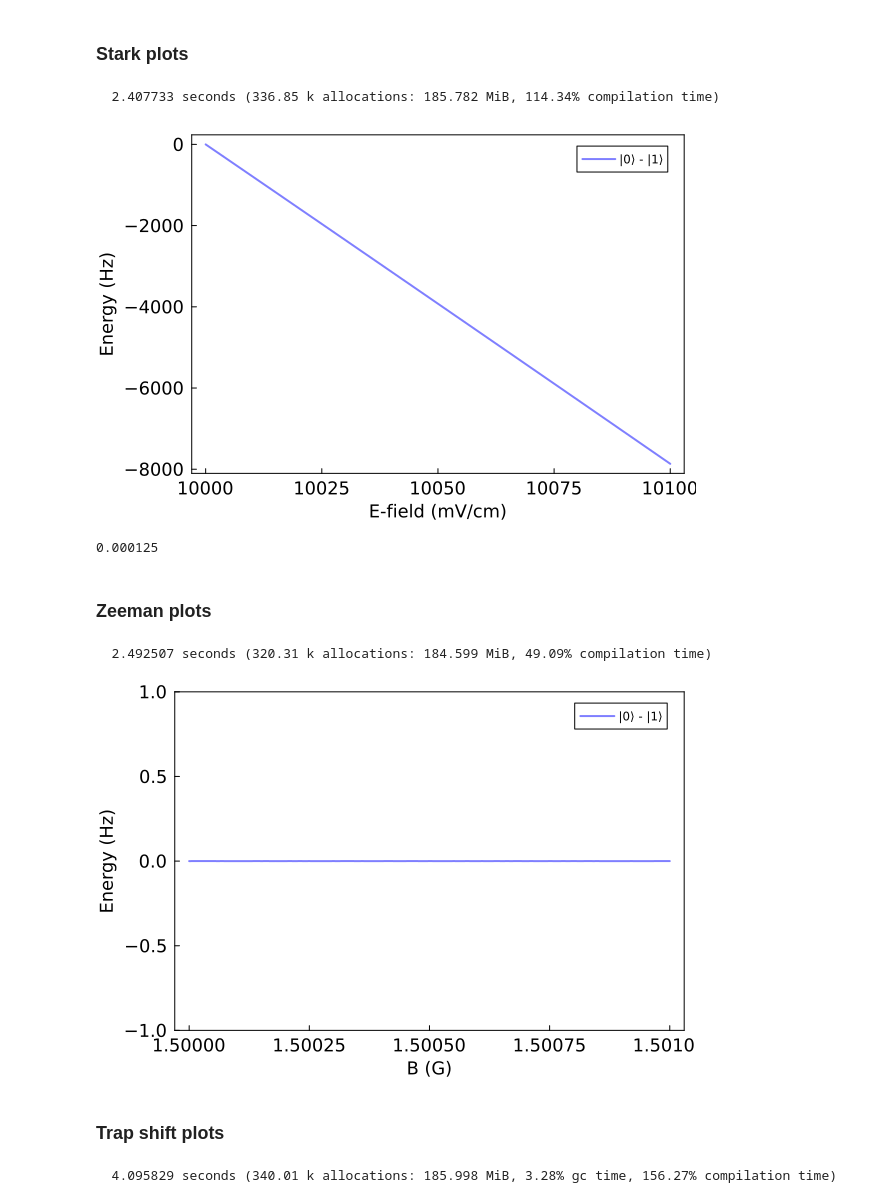
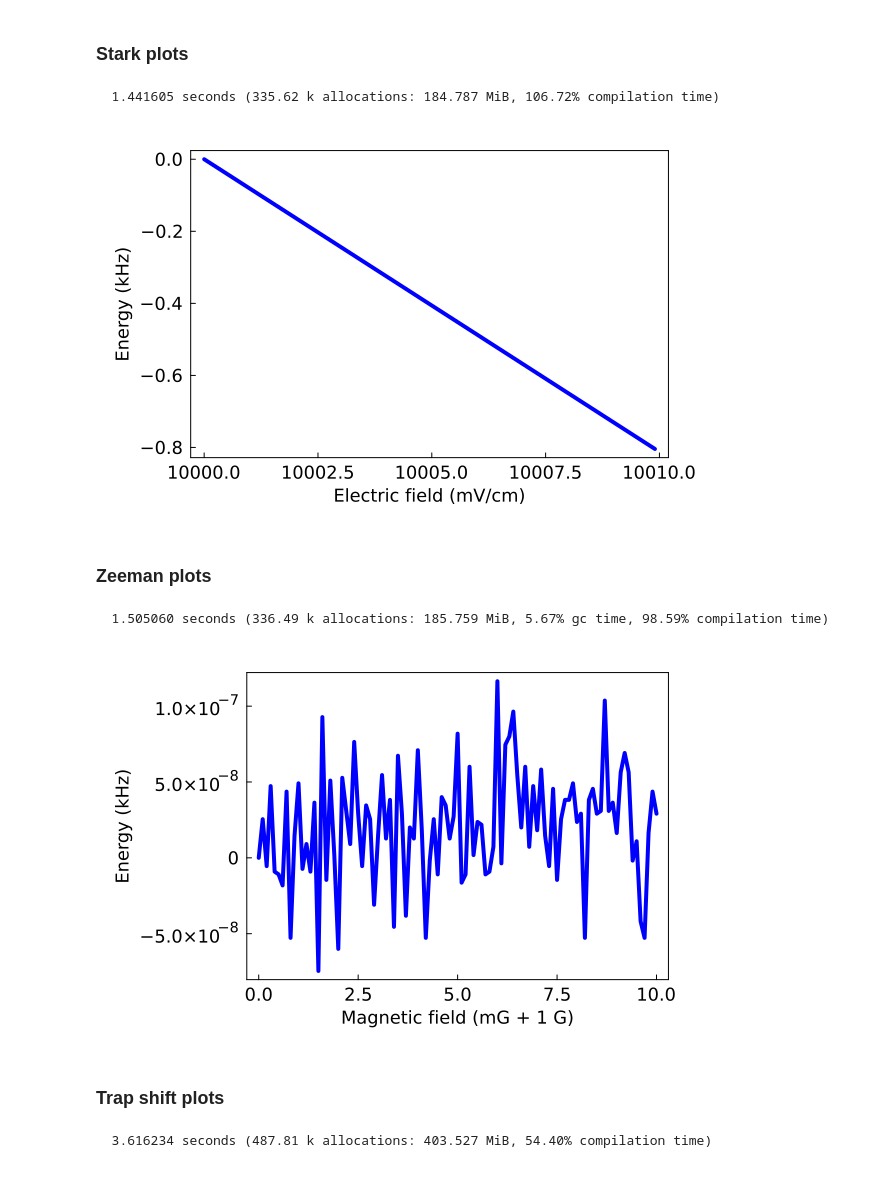
Before and after one commit to munozariasjm/QuantumStates.jl, a Jupyter notebook: examples/CaOH/CaOH_SpinExchangeGates_X(010)_DoubleScheme.ipynb, the cells around one changed output. Cells and saved outputs as stored; diff of their text form; code cells hidden in the pictures.

```diff
--- a/examples/CaOH/CaOH_SpinExchangeGates_X(010)_DoubleScheme.ipynb
+++ b/examples/CaOH/CaOH_SpinExchangeGates_X(010)_DoubleScheme.ipynb
@@ -61,7 +59,8 @@ d_ = (1.465 * (1e-21 / c) / 2)
 # |0⟩ = 18, 1 = 24
 # e_1 = 16, e_2 = 22
 # %%
-H.parameters.E = 0.
+H.parameters.E = 10.
+H.parameters.E_X = 0.
 H.parameters.B_z = 1.5
 H.parameters.B_z_parity = 0.
 H.parameters.I_scalar = 0 .* (0.4/4) * I_trap / (2ε_0 * c)
@@ -106,6 +89,6 @@ _, mF_0_states = subspace(H.states, (M=0,))
 # %%
 # |0⟩ state
-idx_0 = 12
+idx_0 = 45 #12
 state_0 = H.states[idx_0]
 1e-3 * (1e2 * μX) * 1e6 * d(H.states[idx_0], H.states[idx_0]) |> display
 1e-3 * gS * (1e-4 * μ_B / h) * TDM_magnetic(H.states[idx_0], H.states[idx_0], 0) |> display
@@ -120,6 +106,6 @@ $$-0.707\left|S=1/2, I=1/2, Λ=1, N=1, J=3/2, F=2, M=2\right\rangle$$
 # %%
 # |1⟩ state
-idx_1 = 24
+idx_1 = 54 #24
 state_1 = H.states[idx_1]
 1e-3 * (1e2 * μX) * 1e6 * d(H.states[idx_1], H.states[idx_1]) |> display
 1e-3 * gS * (1e-4 * μ_B / h) * TDM_magnetic(H.states[idx_1], H.states[idx_1], 0) |> display
@@ -324,36 +318,34 @@ function H_func!(H, scan_values)
     return nothing
 end
 
-Es = H.parameters.E .+ (0:1:100) .* 1e-3 .+ 10
+Es = H.parameters.E .+ (1e-6:0.0001:0.01)
 scan_params = (
     E = Es,
     );
 iterator = Iterators.product
-@time scan_values, tracked_idxs = scan_parameters(deepcopy(H), scan_params, iterator, H_func!, H -> energy.(H.states), n_threads=10)
+@time scan_values, tracked_idxs  = scan_parameters(deepcopy(H), scan_params, iterator, H_func!, H -> energy.(H.states), n_threads=10)
 matrix_values = hcat(values(scan_values)...)'
 ;
 # %% [output]
-  2.407733 seconds (336.85 k allocations: 185.782 MiB, 114.34% compilation time)
+  1.441605 seconds (335.62 k allocations: 184.787 MiB, 106.72% compilation time)
 # %%
 using Plots, LaTeXStrings
 Es_rel = matrix_values .- matrix_values[1,:]'
-plot(Es .* 1e3, 1e6 .* (Es_rel[:,idx_0] .- Es_rel[:,idx_1]), linewidth=2, linecolor=:blue, alpha=0.5, label="|0⟩ - |1⟩")
-# plot!(Es, 1e6 .* (Es_rel[:,idx_e1] .- Es_rel[:,idx_e2]), linewidth=2, linecolor=:green, alpha=0.5, label="|e₁⟩ - |e₂⟩")
-# plot!(Es, 1e6 .* (Es_rel[:,idx_0] .- Es_rel[:,idx_e1]), linewidth=2, linecolor=:red, alpha=0.5, label="|0⟩ - |e₁⟩")
+plot(Es .* 1e3, 1e-3 * 1e6 .* (Es_rel[:,idx_0] .- Es_rel[:,idx_1]), linewidth=4, linecolor=:blue, label=nothing)#, label="|0⟩ - |1⟩")
+# plot!(Bs, 1e6 .* (Es_rel[:,idx_e1] .- Es_rel[:,idx_e2]), linewidth=2, linecolor=:green, alpha=0.5, label="|e₁⟩ - |e₂⟩")
+# plot!(Bs, 1e6 .* (Es_rel[:,idx_0] .- Es_rel[:,idx_e1]), linewidth=2, linecolor=:red, alpha=0.5, label="|0⟩ - |e₁⟩")
 plot!(
-    xlabel="E-field (mV/cm)",
-    ylabel="Energy (Hz)",
+    xlabel="Electric field (mV/cm)",
+    ylabel="Energy (kHz)",
     labelfontsize=12,
     tickfontsize=12,
     grid=:off,
-    box=:on
-)
+    box=:on,
+    margin=5mm
+    # ylim=(-1,1)
+    )
 # %% [output]
-[figure, old version]
+[figure, new version]
-# %%
-1/8000
-# %% [output]
-0.000125
 # %% [markdown]
 ### Zeeman plots
 # %%
@@ -364,7 +356,7 @@ function H_func!(H, scan_values)
     return nothing
 end
 
-Bs = H.parameters.B_z .+ (0:0.01:1) .* 1e-3
+Bs = (0:0.1:10) .* 1e-3 .+ H.parameters.B_z
 scan_params = (
     B = Bs,
     );
@@ -373,24 +365,25 @@ iterator = Iterators.product
 matrix_values = hcat(values(scan_values)...)'
 ;
 # %% [output]
-  2.492507 seconds (320.31 k allocations: 184.599 MiB, 49.09% compilation time)
+  1.505060 seconds (336.49 k allocations: 185.759 MiB, 5.67% gc time, 98.59% compilation time)
 # %%
 using Plots, LaTeXStrings
 Es_rel = matrix_values .- matrix_values[1,:]'
-plot(Bs, 1e6 .* (Es_rel[:,idx_0] .- Es_rel[:,idx_1]), linewidth=2, linecolor=:blue, alpha=0.5, label="|0⟩ - |1⟩")
+plot(Bs .* 1e3 .- 1500, 1e-3 * 1e6 .* (Es_rel[:,idx_0] .- Es_rel[:,idx_1]), linewidth=4, linecolor=:blue, label=nothing)#, label="|0⟩ - |1⟩")
 # plot!(Bs, 1e6 .* (Es_rel[:,idx_e1] .- Es_rel[:,idx_e2]), linewidth=2, linecolor=:green, alpha=0.5, label="|e₁⟩ - |e₂⟩")
 # plot!(Bs, 1e6 .* (Es_rel[:,idx_0] .- Es_rel[:,idx_e1]), linewidth=2, linecolor=:red, alpha=0.5, label="|0⟩ - |e₁⟩")
 plot!(
-    xlabel="B (G)",
-    ylabel="Energy (Hz)",
+    xlabel="Magnetic field (mG + 1 G)",
+    ylabel="Energy (kHz)",
     labelfontsize=12,
     tickfontsize=12,
     grid=:off,
     box=:on,
-    ylim=(-1,1)
+    margin=5mm
+    # ylim=(-1,1)
     )
 # %% [output]
-[figure, old version]
+[figure, new version]
 # %% [markdown]
 ### Trap shift plots
 # %%
@@ -402,7 +395,7 @@ function H_func!(H, scan_values)
     return nothing
 end
 
-Is = (0:0.01:1.0) .* (I_trap / (2ε_0 * c))
+Is = (0:0.003:1.0) .* (I_trap / (2ε_0 * c))
 scan_params = (
     I = Is,
     );
@@ -411,7 +404,7 @@ iterator = Iterators.product
 matrix_values = hcat(values(scan_values)...)'
 ;
 # %% [output]
-  4.095829 seconds (340.01 k allocations: 185.998 MiB, 3.28% gc time, 156.27% compilation time)
+  3.616234 seconds (487.81 k allocations: 403.527 MiB, 54.40% compilation time)
 # %%
 using Plots, LaTeXStrings
 Es_rel = matrix_values .- matrix_values[1,:]'
```
Also changed, not shown: parts of 18 cells of this notebook, 17 other files.
